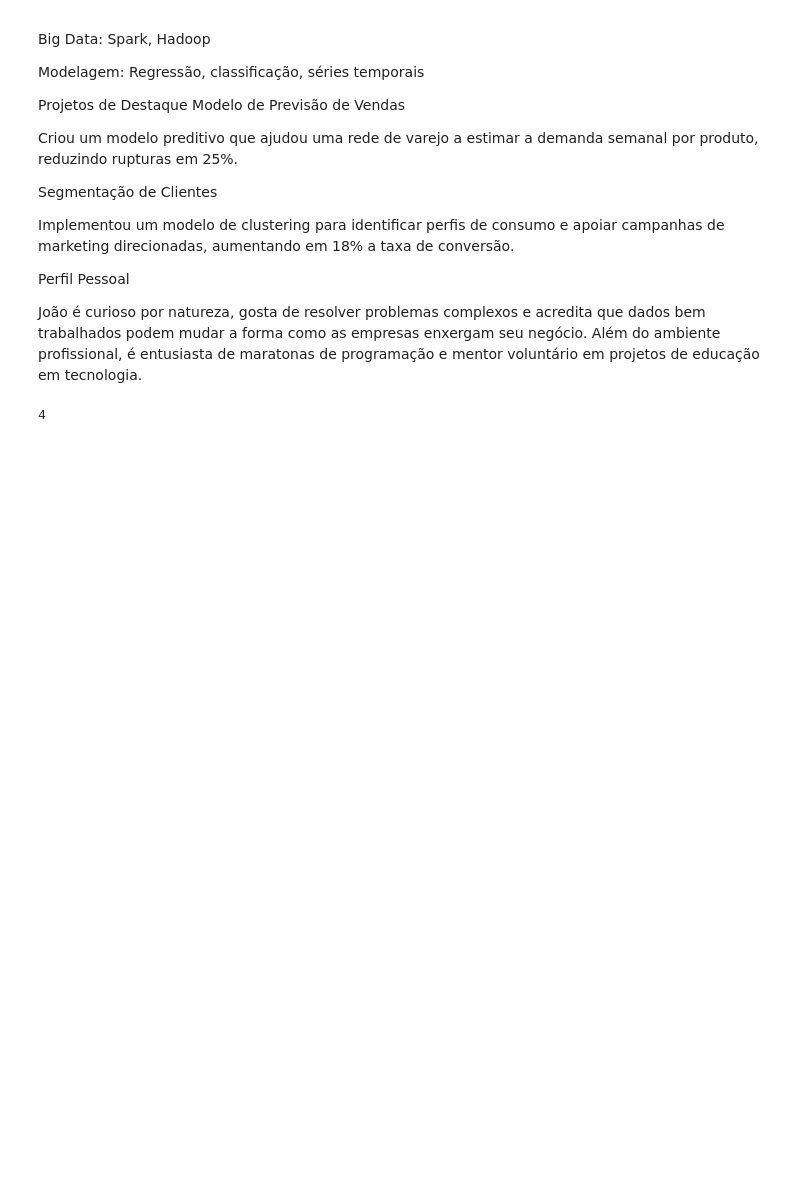
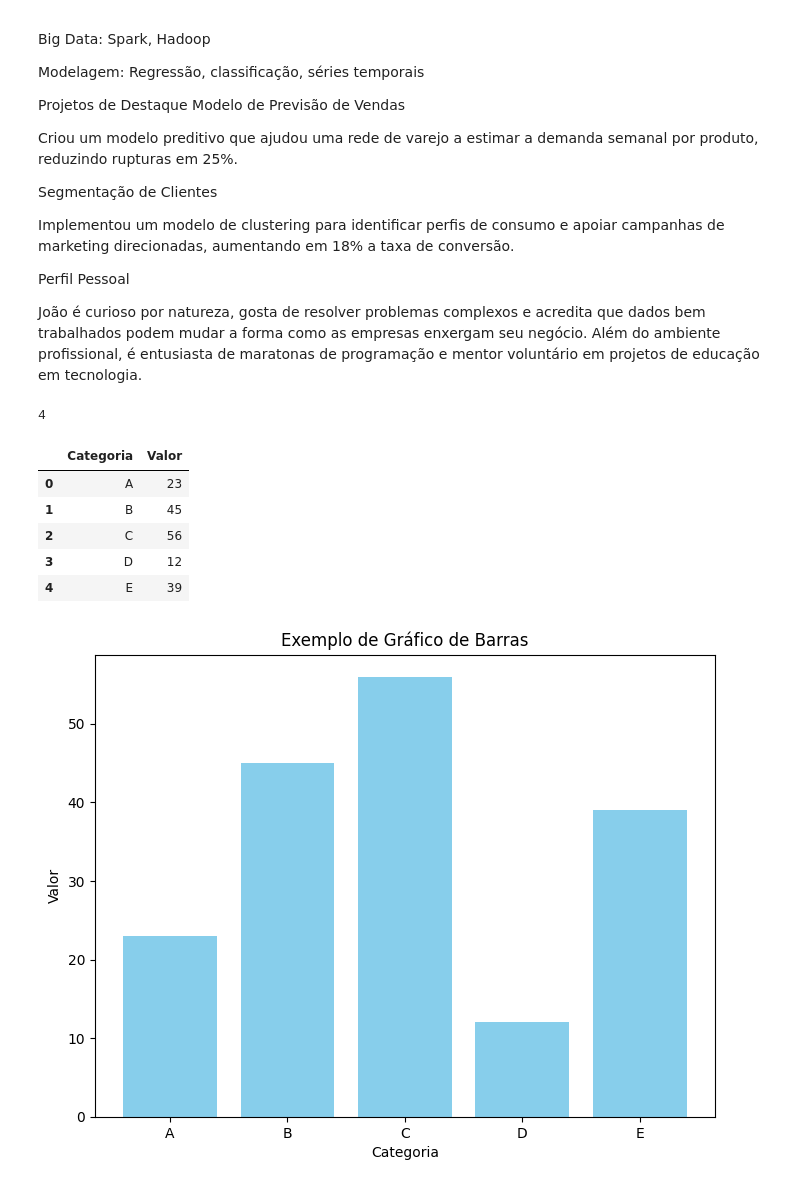
Before and after one commit to gustavomuraoka/teste-ipog, a Jupyter notebook: index.ipynb, the cells around one changed output. Drawn from its saved outputs; the diff is of its cells as text; code cells hidden in the pictures; blank space fills up the shorter version.

```diff
--- a/index.ipynb
+++ b/index.ipynb
@@ -53,3 +53,30 @@ João é curioso por natureza, gosta de resolver problemas complexos e acredita
 2 + 2
 # %% [output]
 4
+# %%
+import pandas as pd
+import matplotlib.pyplot as plt
+
+# Create a sample DataFrame
+data = {'Categoria': ['A', 'B', 'C', 'D', 'E'],
+        'Valor': [23, 45, 56, 12, 39]}
+df = pd.DataFrame(data)
+
+# Display the DataFrame
+display(df)
+
+# Create a bar plot
+plt.figure(figsize=(8, 6))
+plt.bar(df['Categoria'], df['Valor'], color='skyblue')
+plt.xlabel('Categoria')
+plt.ylabel('Valor')
+plt.title('Exemplo de Gráfico de Barras')
+plt.show()
+# %% [output]
+|  | Categoria | Valor |
+| 0 | A | 23 |
+| 1 | B | 45 |
+| 2 | C | 56 |
+| 3 | D | 12 |
+| 4 | E | 39 |
+[figure, added]
```
Also changed, not shown: 1 other file.
